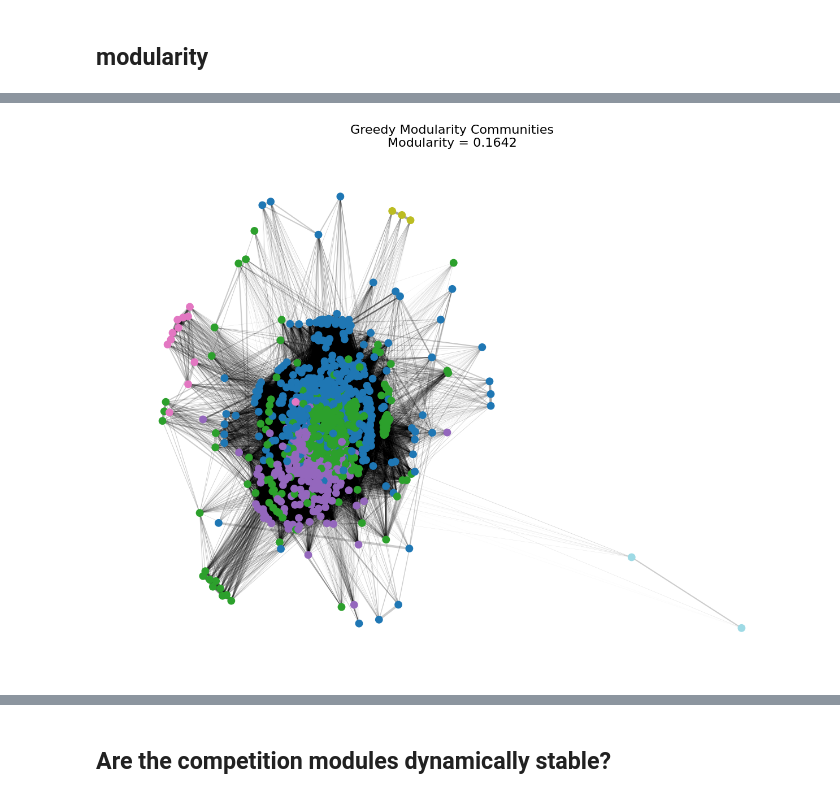
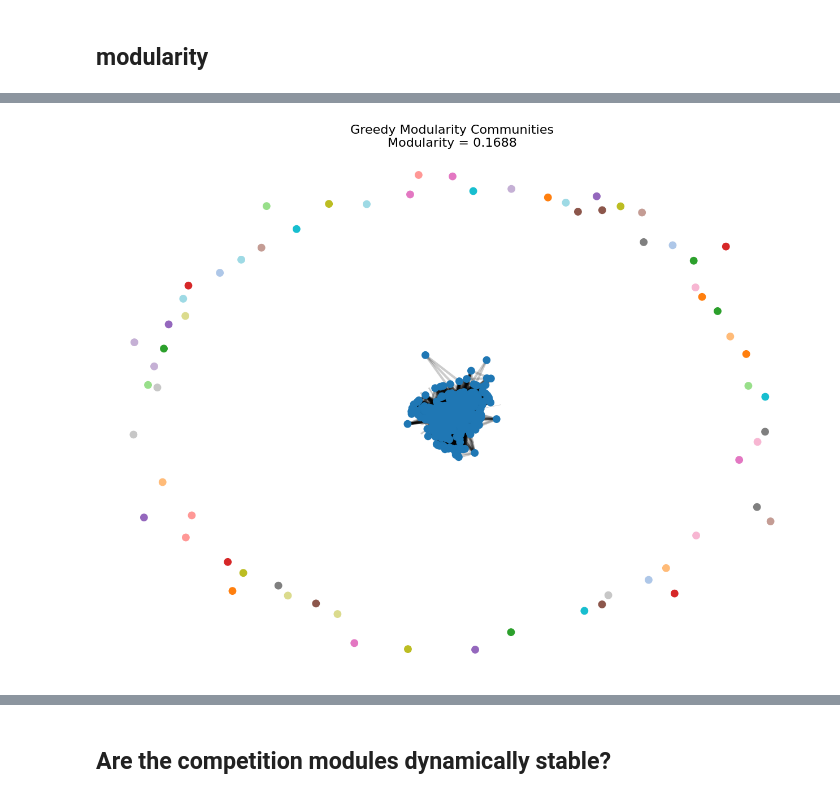
Before and after one commit to sarmijavier/complex_network_project_mouse_and_human_gut_microbiota, a Jupyter notebook: competition_network.ipynb, the cells around one changed output, grey strips where cells are left out. Drawn from its saved outputs; the diff is of its cells as text; code cells hidden in the pictures.

```diff
--- a/competition_network.ipynb
+++ b/competition_network.ipynb
@@ -1221,22 +1143,6 @@ Edge weight are
 * number of shared metabolites
 * Jaccard similarity
 * overlap coefficient
-# %%
-species_nodes = [
-    n for n, d in B.nodes(data=True)
-    if d.get("node_type") == "species" or d.get("bipartite") == 0
-]
-
-species_to_metabolites = defaultdict(set)
-
-for u, v in B.edges():
-
-    u_type = B.nodes[u].get("node_type")
-
-    if u_type == "species":
-        species_to_metabolites[u].add(v)
-    else:
-        species_to_metabolites[v].add(u)
 # %%
 G_shared = nx.Graph()
 
@@ -1432,7 +1298,7 @@ print(edges_df.head(20))
 ## modularity
 # %%
 louvain_partition = community_louvain.best_partition(
-    G_jaccard,
+    G_shared,
     weight="weight",
     random_state=42
 )
@@ -1443,7 +1309,7 @@ louvain_partition = community_louvain.best_partition(
 
 louvain_modularity = community_louvain.modularity(
     louvain_partition,
-    G_jaccard,
+    G_shared,
     weight="weight"
 )
 
@@ -1482,6 +1357,6 @@ Module 4: 11 species
 # %%
 pos = nx.spring_layout(
-    G_jaccard,
+    G_shared,
     seed=42,
     k=0.15
 )
@@ -1492,7 +1367,7 @@ pos = nx.spring_layout(
 
 node_colors = [
     louvain_partition[node]
-    for node in G_jaccard.nodes()
+    for node in G_shared.nodes()
 ]
 
 # ---------------------------------------------------------
@@ -1501,7 +1376,7 @@ node_colors = [
 
 edge_widths = [
     d["weight"] * 3
-    for _, _, d in G_jaccard.edges(data=True)
+    for _, _, d in G_shared.edges(data=True)
 ]
 
 # ---------------------------------------------------------
@@ -1511,7 +1386,7 @@ edge_widths = [
 plt.figure(figsize=(16, 12))
 
 nx.draw_networkx_nodes(
-    G_jaccard,
+    G_shared,
     pos,
     node_size=80,
     node_color=node_colors,
@@ -1519,7 +1394,7 @@ nx.draw_networkx_nodes(
 )
 
 nx.draw_networkx_edges(
-    G_jaccard,
+    G_shared,
     pos,
     alpha=0.2,
     width=edge_widths
@@ -1544,7 +1419,7 @@ from networkx.algorithms.community.quality import modularity
 
 
 greedy_communities = greedy_modularity_communities(
-    G_jaccard,
+    G_shared,
     weight="weight"
 )
 
@@ -1558,7 +1433,7 @@ for i, comm in enumerate(greedy_communities):
 
 
 greedy_modularity = modularity(
-    G_jaccard,
+    G_shared,
     greedy_communities,
     weight="weight"
 )
@@ -1595,37 +1479,37 @@ Module 5: 2 species
 # %%
 node_colors = [
     greedy_partition[node]
-    for node in G_jaccard.nodes()
+    for node in G_shared.nodes()
 ]
 
 plt.figure(figsize=(16, 12))
 
 nx.draw_networkx_nodes(
-    G_jaccard,
+    G_shared,
     pos,
     node_size=80,
     node_color=node_colors,
     cmap=plt.cm.tab20
 )
 
 nx.draw_networkx_edges(
-    G_jaccard,
+    G_shared,
     pos,
     alpha=0.2,
     width=edge_widths
 )
 
 plt.title(
     f"Greedy Modularity Communities\n"
     f"Modularity = {greedy_modularity:.4f}",
     fontsize=16
 )
 
 plt.axis("off")
 
 plt.show()
 # %% [output]
-[figure, old version]
+[figure, new version]
 # %%
 comparison_df = pd.DataFrame({
     "method": ["Louvain", "Greedy"],
```
Also changed, not shown: parts of 38 cells of this notebook.
